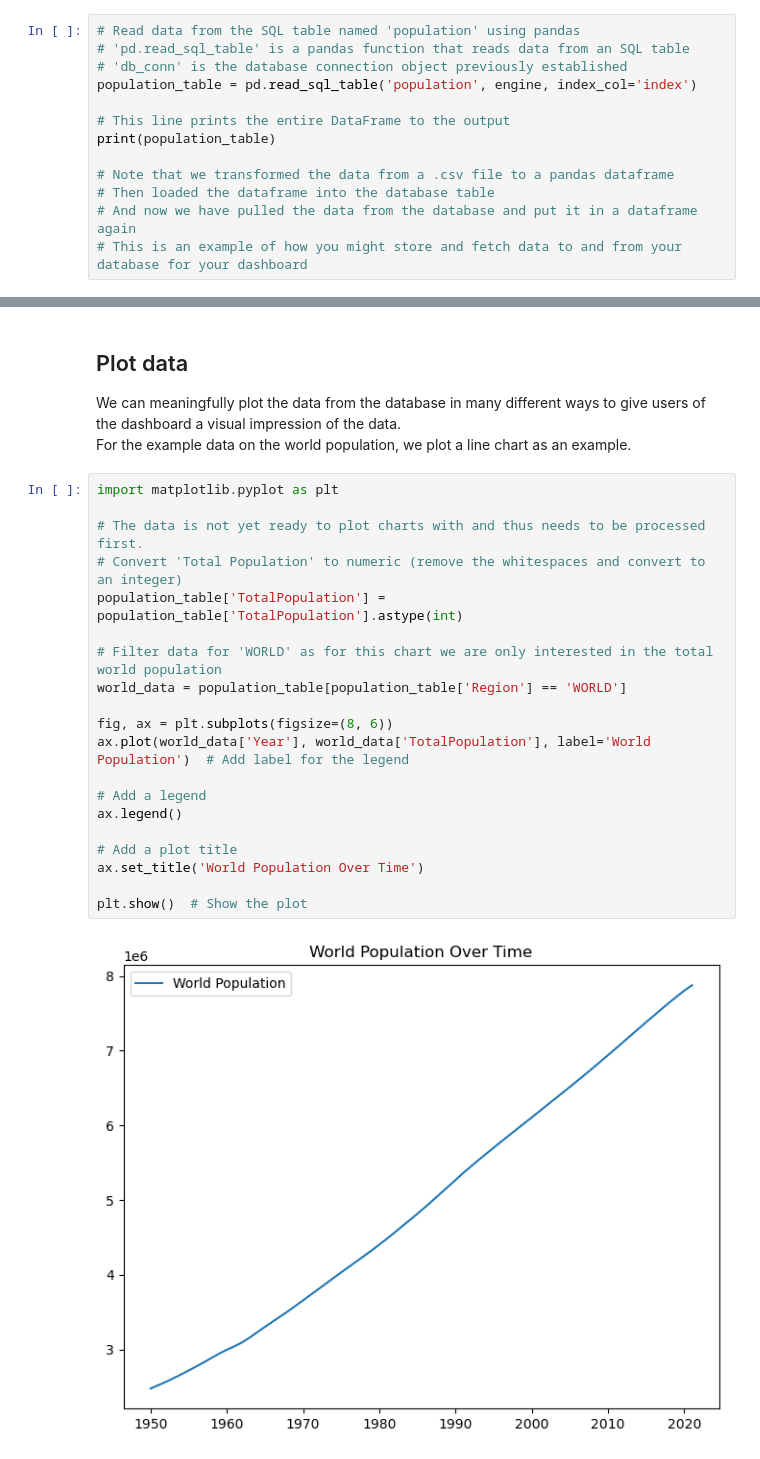
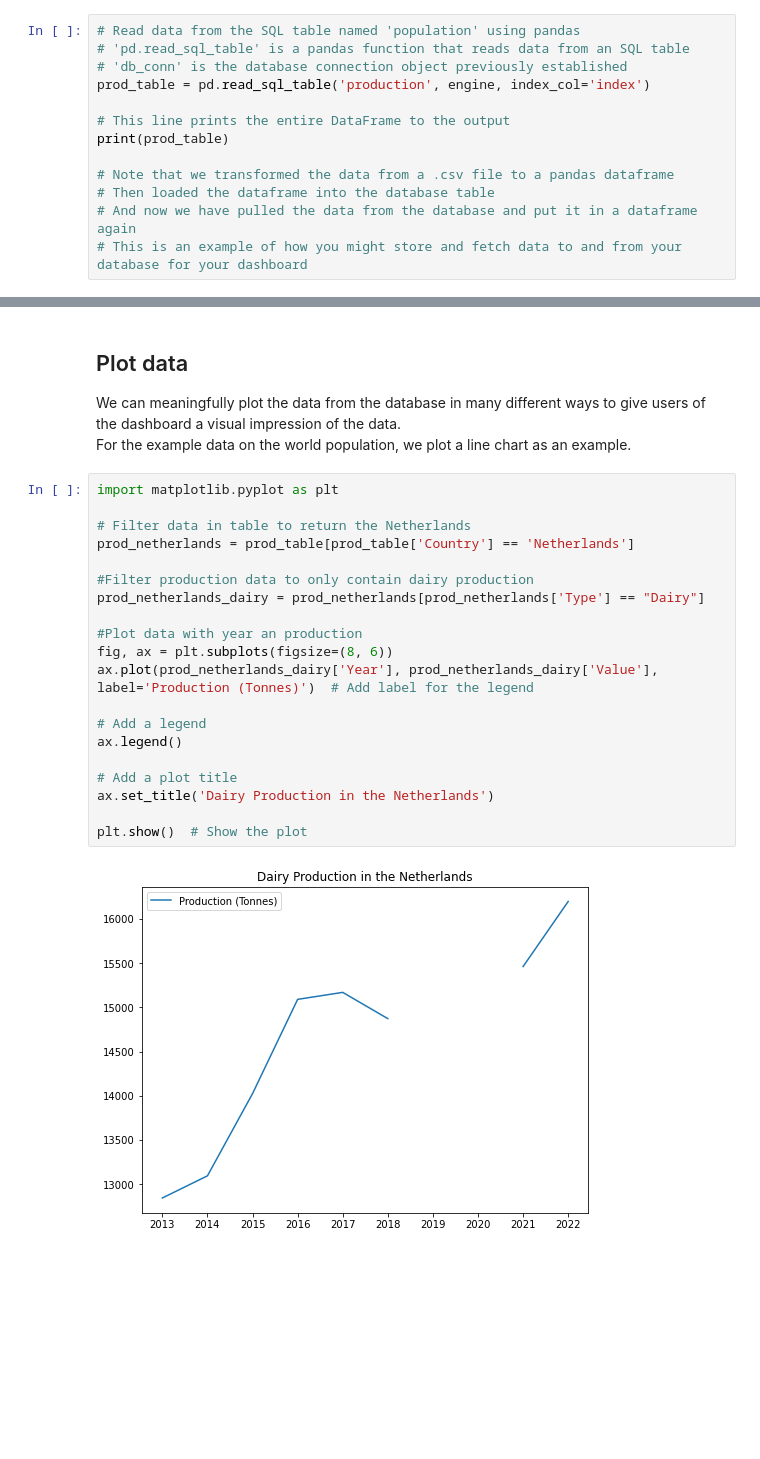
Before and after one commit to frisostolk/DDS-2023, a Jupyter notebook: notebook/combined_notebook.ipynb, the cells around one changed output, grey strips where cells are left out. Saved outputs shown, nothing was run; the diff lists cells and outputs as text; blank space fills up the shorter version.

Commit message:
Added data import

```diff
--- a/notebook/combined_notebook.ipynb
+++ b/notebook/combined_notebook.ipynb
@@ -197,10 +203,10 @@ Read the table **population** from the database in a dataframe. Make sure the in
 # Read data from the SQL table named 'population' using pandas
 # 'pd.read_sql_table' is a pandas function that reads data from an SQL table
 # 'db_conn' is the database connection object previously established
-population_table = pd.read_sql_table('population', engine, index_col='index')
+prod_table = pd.read_sql_table('production', engine, index_col='index')
 
 # This line prints the entire DataFrame to the output
-print(population_table)
+print(prod_table)
 
 # Note that we transformed the data from a .csv file to a pandas dataframe
 # Then loaded the dataframe into the database table
@@ -230,22 +238,22 @@ For the example data on the world population, we plot a line chart as an example
 # %%
 import matplotlib.pyplot as plt
 
-# The data is not yet ready to plot charts with and thus needs to be processed first.
-# Convert 'Total Population' to numeric (remove the whitespaces and convert to an integer)
-population_table['TotalPopulation'] = population_table['TotalPopulation'].astype(int)
+# Filter data in table to return the Netherlands
+prod_netherlands = prod_table[prod_table['Country'] == 'Netherlands']
 
-# Filter data for 'WORLD' as for this chart we are only interested in the total world population
-world_data = population_table[population_table['Region'] == 'WORLD']
+#Filter production data to only contain dairy production
+prod_netherlands_dairy = prod_netherlands[prod_netherlands['Type'] == "Dairy"]
 
+#Plot data with year an production
 fig, ax = plt.subplots(figsize=(8, 6))
-ax.plot(world_data['Year'], world_data['TotalPopulation'], label='World Population')  # Add label for the legend
+ax.plot(prod_netherlands_dairy['Year'], prod_netherlands_dairy['Value'], label='Production (Tonnes)')  # Add label for the legend
 
 # Add a legend
 ax.legend()
 
 # Add a plot title
-ax.set_title('World Population Over Time')
+ax.set_title('Dairy Production in the Netherlands')
 
 plt.show()  # Show the plot
 # %% [output]
-[figure, old version]
+[figure, new version]
```
Also changed, not shown: parts of 5 cells of this notebook, 1 other file.
